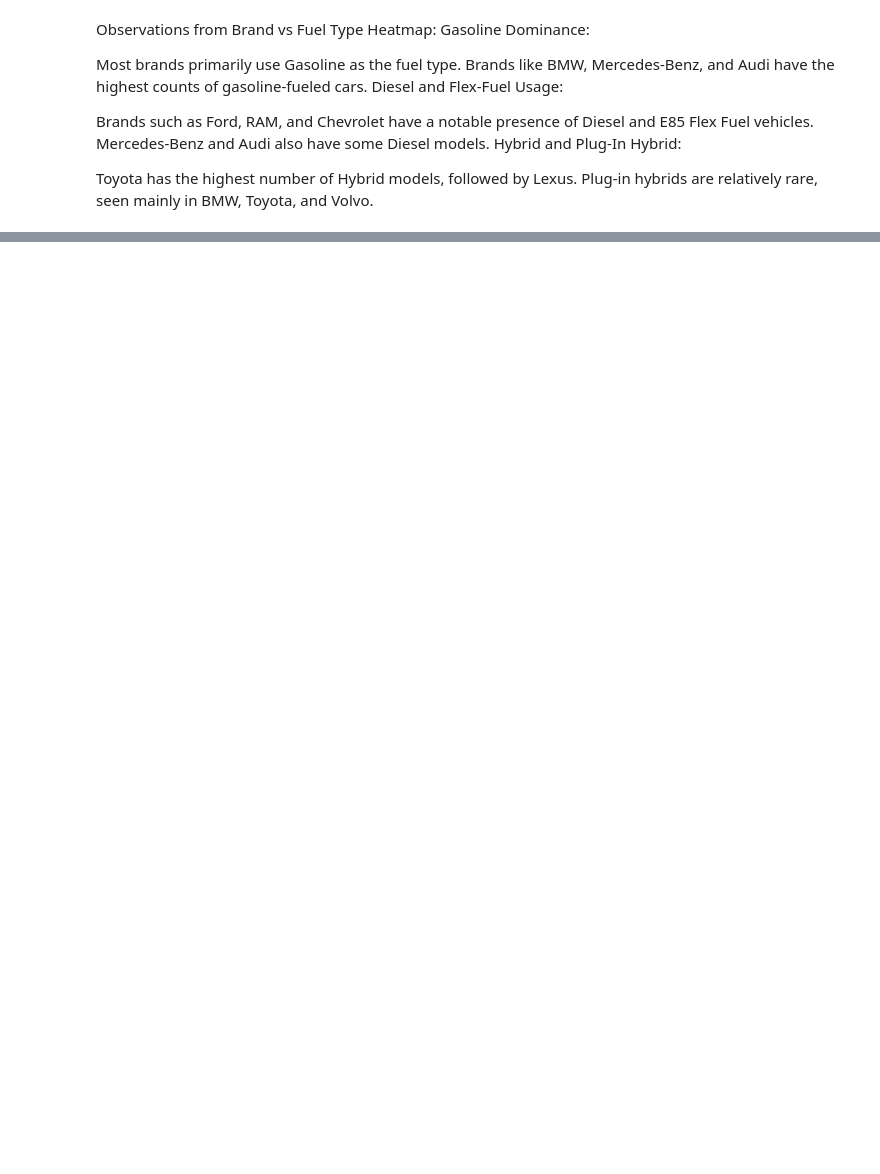
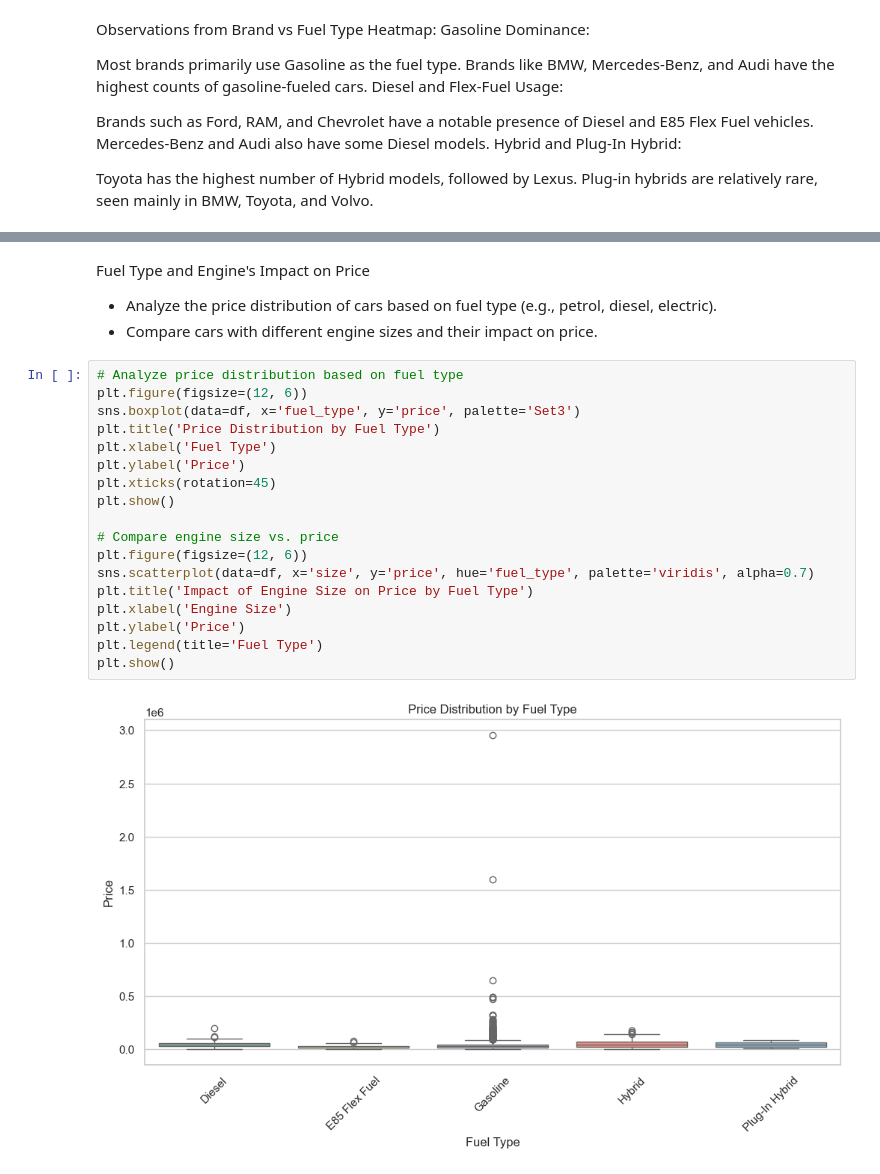
Before and after one commit to Dipu9813/Predict-car-price-DSproject, a Jupyter notebook: KCE080BCT008.ipynb, the cells around one changed output, grey strips where cells are left out. Cells and saved outputs as stored; diff of their text form; blank space fills up the shorter version.

```diff
--- a/KCE080BCT008.ipynb
+++ b/KCE080BCT008.ipynb
@@ -693,0 +785,26 @@ Plug-in hybrids are relatively rare, seen mainly in BMW, Toyota, and Volvo.
+# %% [markdown]
+Fuel Type and Engine's Impact on Price
+
+* Analyze the price distribution of cars based on fuel type (e.g., petrol,
+diesel, electric).
+* Compare cars with different engine sizes and their impact on price.
+# %%
+# Analyze price distribution based on fuel type
+plt.figure(figsize=(12, 6))
+sns.boxplot(data=df, x='fuel_type', y='price', palette='Set3')
+plt.title('Price Distribution by Fuel Type')
+plt.xlabel('Fuel Type')
+plt.ylabel('Price')
+plt.xticks(rotation=45)
+plt.show()
+
+# Compare engine size vs. price
+plt.figure(figsize=(12, 6))
+sns.scatterplot(data=df, x='size', y='price', hue='fuel_type', palette='viridis', alpha=0.7)
+plt.title('Impact of Engine Size on Price by Fuel Type')
+plt.xlabel('Engine Size')
+plt.ylabel('Price')
+plt.legend(title='Fuel Type')
+plt.show()
+# %% [output]
+[figure, added]
```
Also changed, not shown: parts of 30 cells of this notebook.
